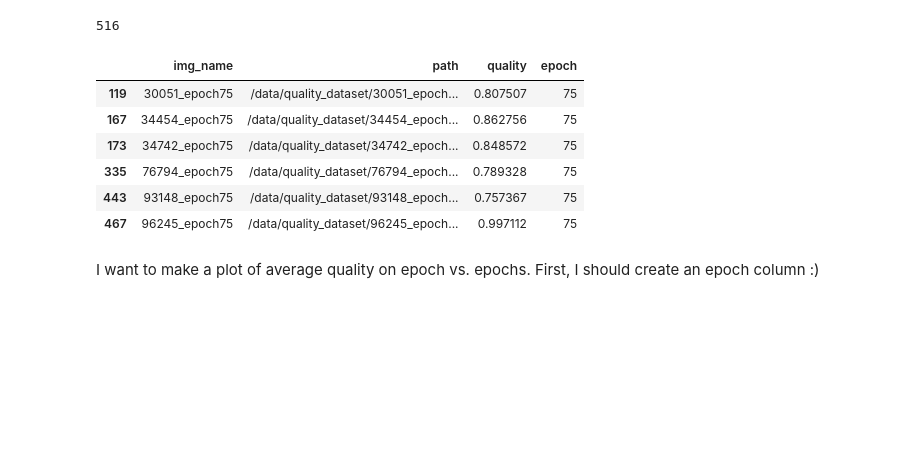
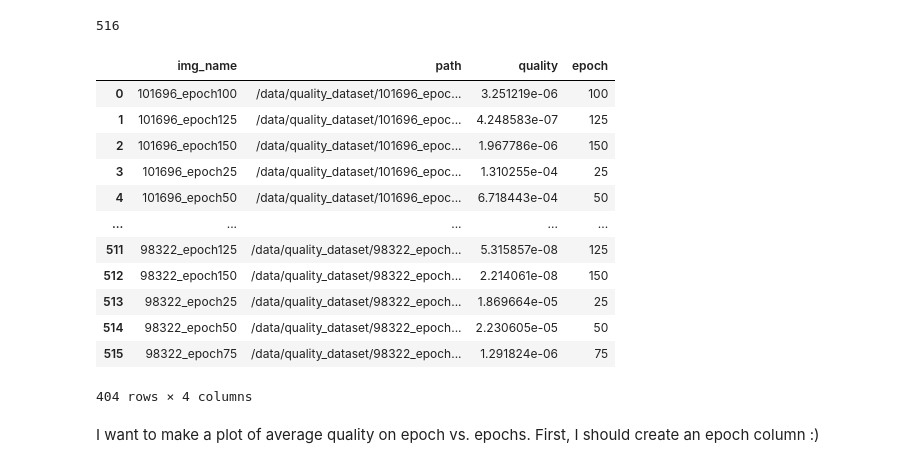
Before and after one commit to Centrattic/race, a Jupyter notebook: gancode/gan_training_analysis.ipynb, the cells around one changed output. Cells and saved outputs as stored; diff of their text form; code cells hidden in the pictures; blank space fills up the shorter version.

```diff
--- a/gancode/gan_training_analysis.ipynb
+++ b/gancode/gan_training_analysis.ipynb
@@ -110,17 +110,23 @@ len(quality_csv) # yay!!
 # %% [output]
 516
 # %%
-quality_csv.loc[(quality_csv['quality']> 0.75) & (quality_csv['epoch'] == '75')] ## highest quality in epoch 25!!
+quality_csv.loc[(quality_csv['quality'] < 0.1)] ## highest quality in epoch 25!!
 
 # is lower quality better?
 # %% [output]
 |  | img_name | path | quality | epoch |
-| 119 | 30051_epoch75 | /data/quality_dataset/30051_epoch... | 0.807507 | 75 |
-| 167 | 34454_epoch75 | /data/quality_dataset/34454_epoch... | 0.862756 | 75 |
-| 173 | 34742_epoch75 | /data/quality_dataset/34742_epoch... | 0.848572 | 75 |
-| 335 | 76794_epoch75 | /data/quality_dataset/76794_epoch... | 0.789328 | 75 |
-| 443 | 93148_epoch75 | /data/quality_dataset/93148_epoch... | 0.757367 | 75 |
-| 467 | 96245_epoch75 | /data/quality_dataset/96245_epoch... | 0.997112 | 75 |
+| 0 | 101696_epoch100 | /data/quality_dataset/101696_epoc... | 3.251219e-06 | 100 |
+| 1 | 101696_epoch125 | /data/quality_dataset/101696_epoc... | 4.248583e-07 | 125 |
+| 2 | 101696_epoch150 | /data/quality_dataset/101696_epoc... | 1.967786e-06 | 150 |
+| 3 | 101696_epoch25 | /data/quality_dataset/101696_epoc... | 1.310255e-04 | 25 |
+| 4 | 101696_epoch50 | /data/quality_dataset/101696_epoc... | 6.718443e-04 | 50 |
+| ... | ... | ... | ... | ... |
+| 511 | 98322_epoch125 | /data/quality_dataset/98322_epoch... | 5.315857e-08 | 125 |
+| 512 | 98322_epoch150 | /data/quality_dataset/98322_epoch... | 2.214061e-08 | 150 |
+| 513 | 98322_epoch25 | /data/quality_dataset/98322_epoch... | 1.869664e-05 | 25 |
+| 514 | 98322_epoch50 | /data/quality_dataset/98322_epoch... | 2.230605e-05 | 50 |
+| 515 | 98322_epoch75 | /data/quality_dataset/98322_epoch... | 1.291824e-06 | 75 |
+404 rows × 4 columns
 # %% [markdown]
 I want to make a plot of average quality on epoch vs. epochs. First, I should create an epoch column :)
 # %%
```
Also changed, not shown: 18 other files.
